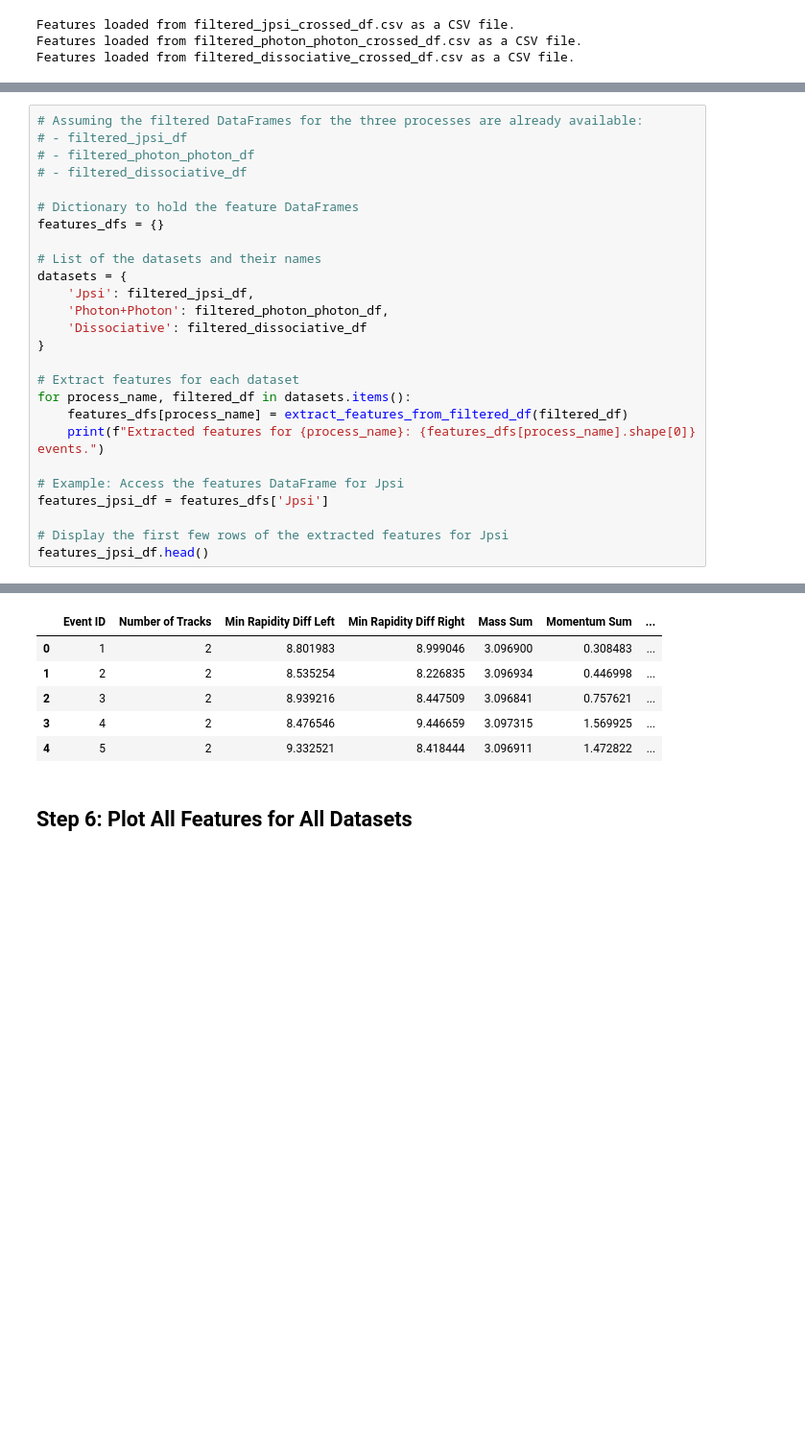
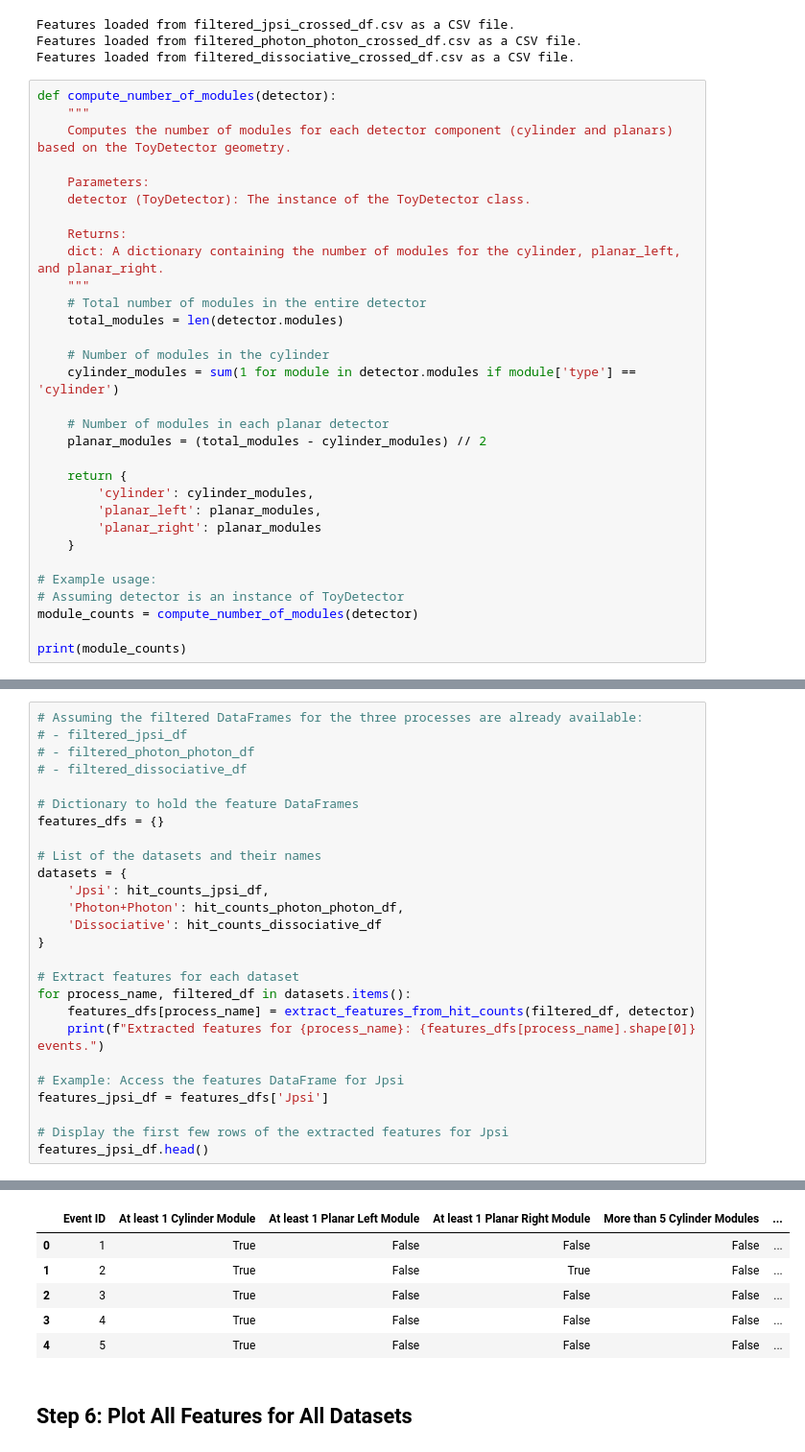
Before and after one commit to siragoni/ML-upc, a Jupyter notebook: ClassifierV2-before-reconstruction.ipynb, the cells around one changed output, grey strips where cells are left out. Shown at 96% size. Drawn from its saved outputs; the diff is of its cells as text; blank space fills up the shorter version.

```diff
--- a/ClassifierV2-before-reconstruction.ipynb
+++ b/ClassifierV2-before-reconstruction.ipynb
@@ -463,3 +559,34 @@ filtered_dissociative_crossed_df = load_features_from_file('filtered_dissociativ
 Features loaded from filtered_jpsi_crossed_df.csv as a CSV file.
 Features loaded from filtered_photon_photon_crossed_df.csv as a CSV file.
 Features loaded from filtered_dissociative_crossed_df.csv as a CSV file.
+# %%
+def compute_number_of_modules(detector):
+    """
+    Computes the number of modules for each detector component (cylinder and planars) based on the ToyDetector geometry.
+
+    Parameters:
+    detector (ToyDetector): The instance of the ToyDetector class.
+
+    Returns:
+    dict: A dictionary containing the number of modules for the cylinder, planar_left, and planar_right.
+    """
+    # Total number of modules in the entire detector
+    total_modules = len(detector.modules)
+
+    # Number of modules in the cylinder
+    cylinder_modules = sum(1 for module in detector.modules if module['type'] == 'cylinder')
+
+    # Number of modules in each planar detector
+    planar_modules = (total_modules - cylinder_modules) // 2
+
+    return {
+        'cylinder': cylinder_modules,
+        'planar_left': planar_modules,
+        'planar_right': planar_modules
+    }
+
+# Example usage:
+# Assuming detector is an instance of ToyDetector
+module_counts = compute_number_of_modules(detector)
+
+print(module_counts)
@@ -701,14 +795,14 @@ features_dfs = {}
 
 # List of the datasets and their names
 datasets = {
-    'Jpsi': filtered_jpsi_df,
-    'Photon+Photon': filtered_photon_photon_df,
-    'Dissociative': filtered_dissociative_df
+    'Jpsi': hit_counts_jpsi_df,
+    'Photon+Photon': hit_counts_photon_photon_df,
+    'Dissociative': hit_counts_dissociative_df
 }
 
 # Extract features for each dataset
 for process_name, filtered_df in datasets.items():
-    features_dfs[process_name] = extract_features_from_filtered_df(filtered_df)
+    features_dfs[process_name] = extract_features_from_hit_counts(filtered_df, detector)
     print(f"Extracted features for {process_name}: {features_dfs[process_name].shape[0]} events.")
 
 # Example: Access the features DataFrame for Jpsi
@@ -723,9 +817,9 @@ Extracted features for Dissociative: 49987 events.
-|  | Event ID | Number of Tracks | Min Rapidity Diff Left | Min Rapidity Diff Right | Mass Sum | Momentum Sum | ... |
-| 0 | 1 | 2 | 8.801983 | 8.999046 | 3.096900 | 0.308483 | ... |
-| 1 | 2 | 2 | 8.535254 | 8.226835 | 3.096934 | 0.446998 | ... |
-| 2 | 3 | 2 | 8.939216 | 8.447509 | 3.096841 | 0.757621 | ... |
-| 3 | 4 | 2 | 8.476546 | 9.446659 | 3.097315 | 1.569925 | ... |
-| 4 | 5 | 2 | 9.332521 | 8.418444 | 3.096911 | 1.472822 | ... |
+|  | Event ID | At least 1 Cylinder Module | At least 1 Planar Left Module | At least 1 Planar Right Module | More than 5 Cylinder Modules | ... |
+| 0 | 1 | True | False | False | False | ... |
+| 1 | 2 | True | False | True | False | ... |
+| 2 | 3 | True | False | False | False | ... |
+| 3 | 4 | True | False | False | False | ... |
+| 4 | 5 | True | False | False | False | ... |
 # %% [markdown]
 ## Step 6: Plot All Features for All Datasets
 # %%
```
Also changed, not shown: parts of 22 cells of this notebook, 6 other files.
